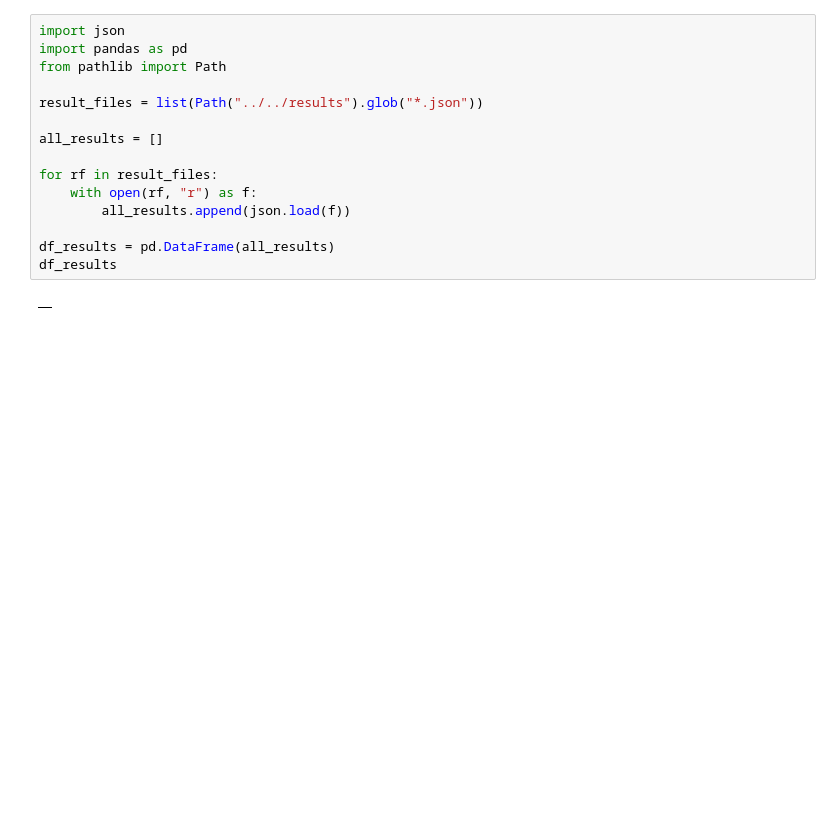
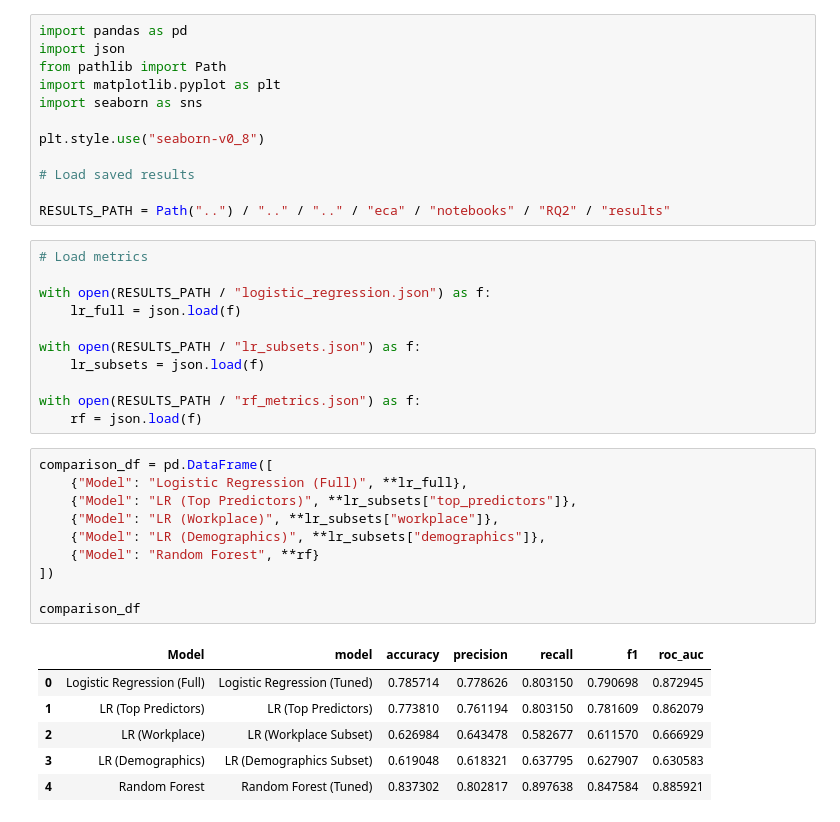
Before and after one commit to hazminfirdaus/data-analytics, a Jupyter notebook: eca/notebooks/RQ2/predictive_model_comparison.ipynb, the cells around one changed output. Drawn from its saved outputs; the diff is of its cells as text; blank space fills up the shorter version.

```diff
--- a/eca/notebooks/RQ2/predictive_model_comparison.ipynb
+++ b/eca/notebooks/RQ2/predictive_model_comparison.ipynb
@@ -1,17 +1,40 @@
-# %%
-import json
-import pandas as pd
-from pathlib import Path
-
-result_files = list(Path("../../results").glob("*.json"))
-
-all_results = []
-
-for rf in result_files:
-    with open(rf, "r") as f:
-        all_results.append(json.load(f))
-
-df_results = pd.DataFrame(all_results)
-df_results
-# %% [output]
-|  |
+# %%
+import pandas as pd
+import json
+from pathlib import Path
+import matplotlib.pyplot as plt
+import seaborn as sns
+
+plt.style.use("seaborn-v0_8")
+
+# Load saved results
+
+RESULTS_PATH = Path("..") / ".." / ".." / "eca" / "notebooks" / "RQ2" / "results"
+# %%
+# Load metrics
+
+with open(RESULTS_PATH / "logistic_regression.json") as f:
+    lr_full = json.load(f)
+
+with open(RESULTS_PATH / "lr_subsets.json") as f:
+    lr_subsets = json.load(f)
+
+with open(RESULTS_PATH / "rf_metrics.json") as f:
+    rf = json.load(f)
+# %%
+comparison_df = pd.DataFrame([
+    {"Model": "Logistic Regression (Full)", **lr_full},
+    {"Model": "LR (Top Predictors)", **lr_subsets["top_predictors"]},
+    {"Model": "LR (Workplace)", **lr_subsets["workplace"]},
+    {"Model": "LR (Demographics)", **lr_subsets["demographics"]},
+    {"Model": "Random Forest", **rf}
+])
+
+comparison_df
+# %% [output]
+|  | Model | model | accuracy | precision | recall | f1 | roc_auc |
+| 0 | Logistic Regression (Full) | Logistic Regression (Tuned) | 0.785714 | 0.778626 | 0.803150 | 0.790698 | 0.872945 |
+| 1 | LR (Top Predictors) | LR (Top Predictors) | 0.773810 | 0.761194 | 0.803150 | 0.781609 | 0.862079 |
+| 2 | LR (Workplace) | LR (Workplace Subset) | 0.626984 | 0.643478 | 0.582677 | 0.611570 | 0.666929 |
+| 3 | LR (Demographics) | LR (Demographics Subset) | 0.619048 | 0.618321 | 0.637795 | 0.627907 | 0.630583 |
+| 4 | Random Forest | Random Forest (Tuned) | 0.837302 | 0.802817 | 0.897638 | 0.847584 | 0.885921 |
```
Also changed, not shown: parts of 5 cells of this notebook, 3 other files.
